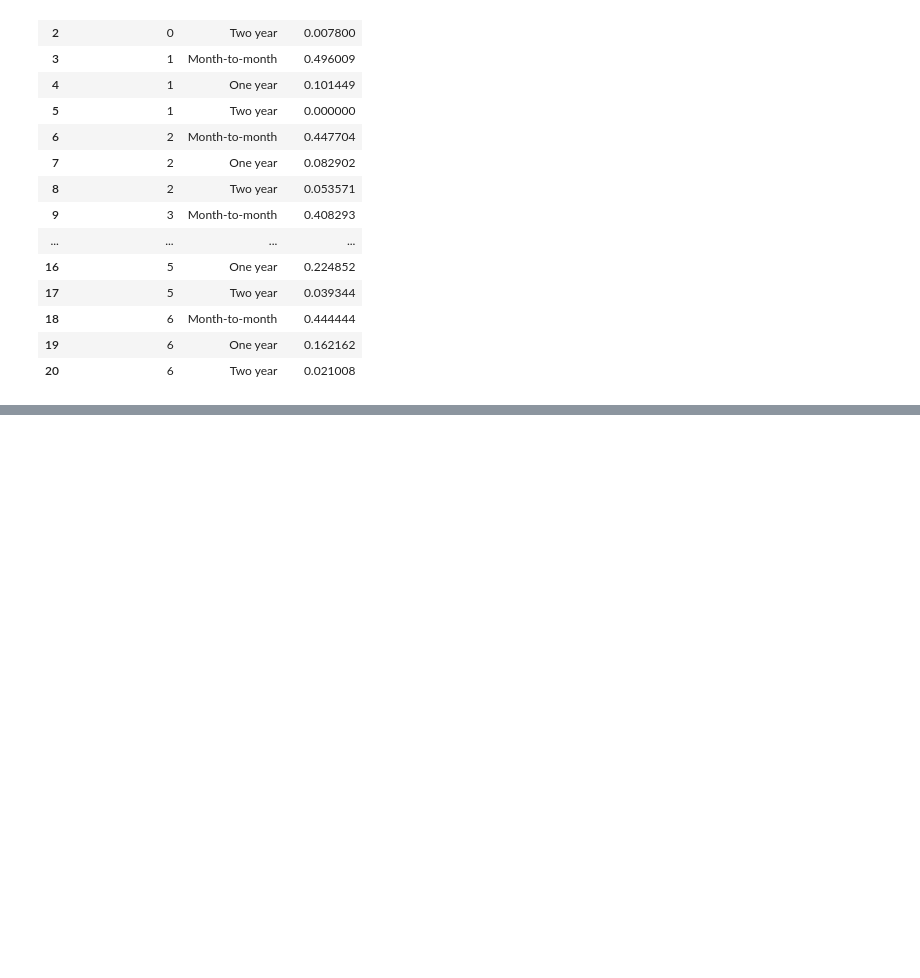
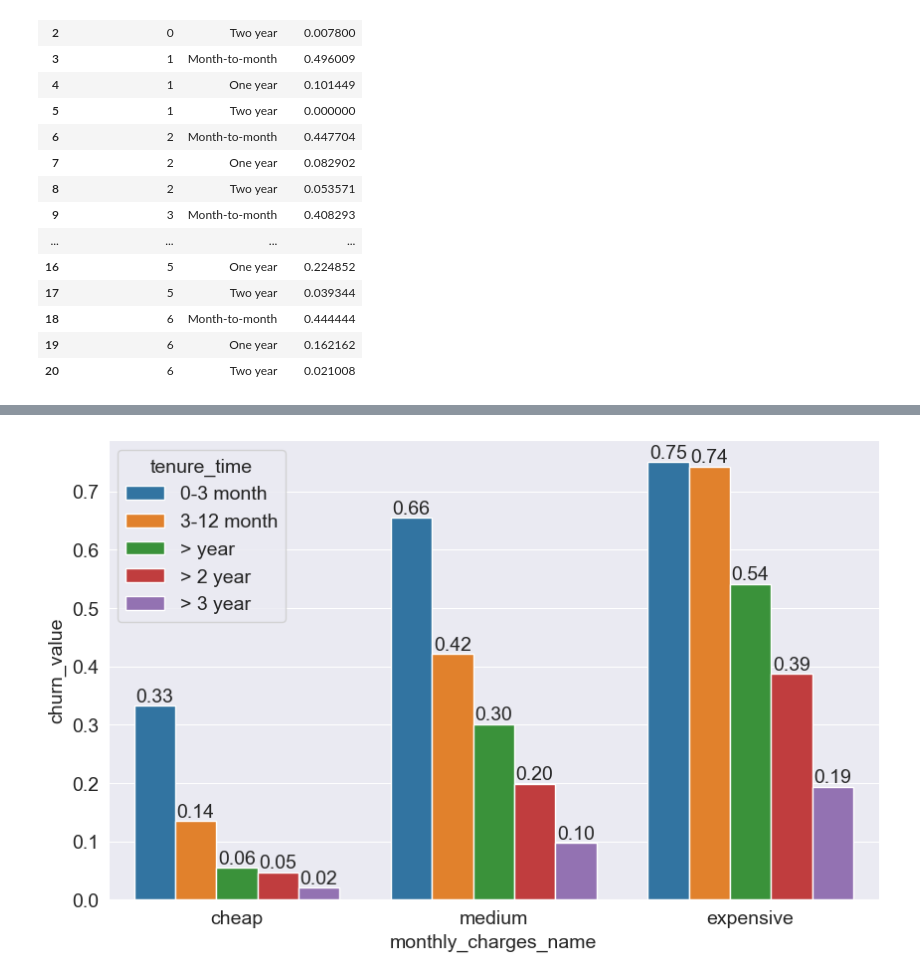
Before and after one commit to m4rkellkka/telco-customer-retention, a Jupyter notebook: churn_analysis.ipynb, the cells around one changed output, grey strips where cells are left out. Saved outputs shown, nothing was run; the diff lists cells and outputs as text; code cells hidden in the pictures; blank space fills up the shorter version.

```diff
--- a/churn_analysis.ipynb
+++ b/churn_analysis.ipynb
@@ -363,0 +414,7 @@ plt.ylim(0, 0.7)
+# %%
+granicy = [-1, 3, 12, 24, 36, 72]
+name = ['0-3 month', '3-12 month', '> year', '> 2 year', '> 3 year']
+
+df['tenure_time'] = pd.cut(df['tenure_months'], bins=granicy, labels=name)
+
+df.head()
@@ -363,0 +428,3 @@ plt.ylim(0, 0.7)
+# %%
+month_analysis = df.groupby(['monthly_charges_name', 'tenure_time'])['churn_value'].mean().reset_index()
+month_analysis
@@ -363,0 +448,6 @@ plt.ylim(0, 0.7)
+# %%
+ax = sns.barplot(data=month_analysis, x='monthly_charges_name', y='churn_value', hue='tenure_time')
+for containers in ax.containers:
+    ax.bar_label(containers, fmt='%.2f')
+# %% [output]
+[figure, added]
```
Also changed, not shown: parts of 13 cells of this notebook.
